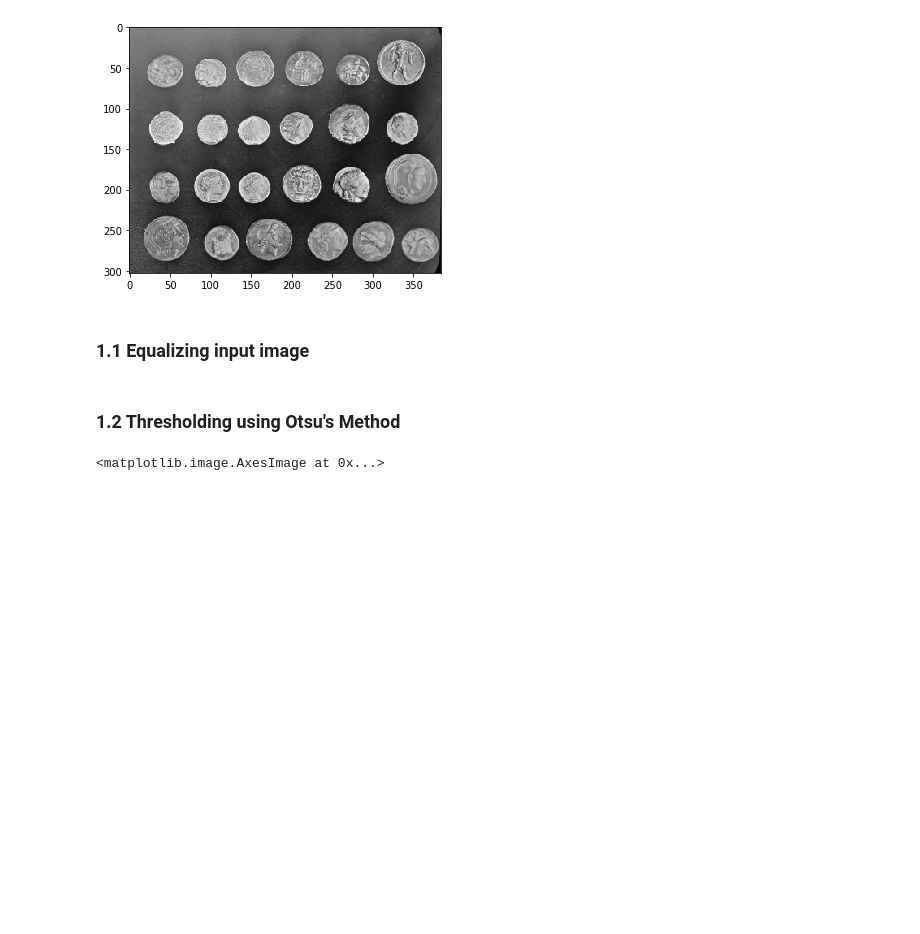
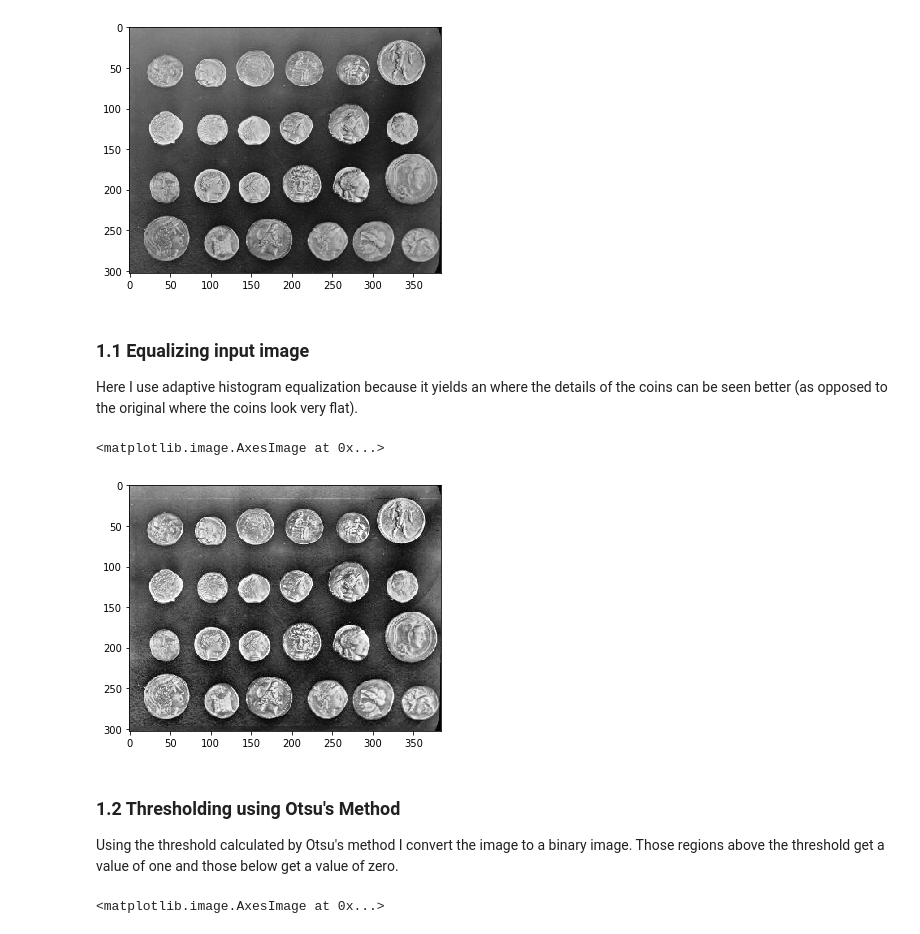
Before and after one commit to ckgrosch/groschner-python-ay250-homework, a Jupyter notebook: hw_7/hw_7.ipynb, the cells around one changed output. Drawn from its saved outputs; the diff is of its cells as text; code cells hidden in the pictures; blank space fills up the shorter version.

```diff
--- a/hw_7/hw_7.ipynb
+++ b/hw_7/hw_7.ipynb
@@ -38,12 +26,18 @@ io.imshow(coins)
 # %% [output]
 <matplotlib.image.AxesImage at 0x...>
 [figure]
-# %% [markdown]
-### 1.1 Equalizing input image
+# %% [markdown]
+### 1.1 Equalizing input image
+Here I use adaptive histogram equalization because it yields an where the details of the coins can be seen better (as opposed to the original where the coins look very flat).
 # %%
 eq_coins = exposure.equalize_adapthist(coins)
+io.imshow(eq_coins)
+# %% [output]
+<matplotlib.image.AxesImage at 0x...>
+[figure, added]
-# %% [markdown]
-### 1.2 Thresholding using Otsu's Method
+# %% [markdown]
+### 1.2 Thresholding using Otsu's Method
+Using the threshold calculated by Otsu's method I convert the image to a binary image. Those regions above the threshold get a value of one and those below get a value of zero.
 # %%
 thresh = filters.threshold_otsu(eq_coins)
 mask = eq_coins >= thresh
```
Also changed, not shown: parts of 40 cells of this notebook, 3 other files.
